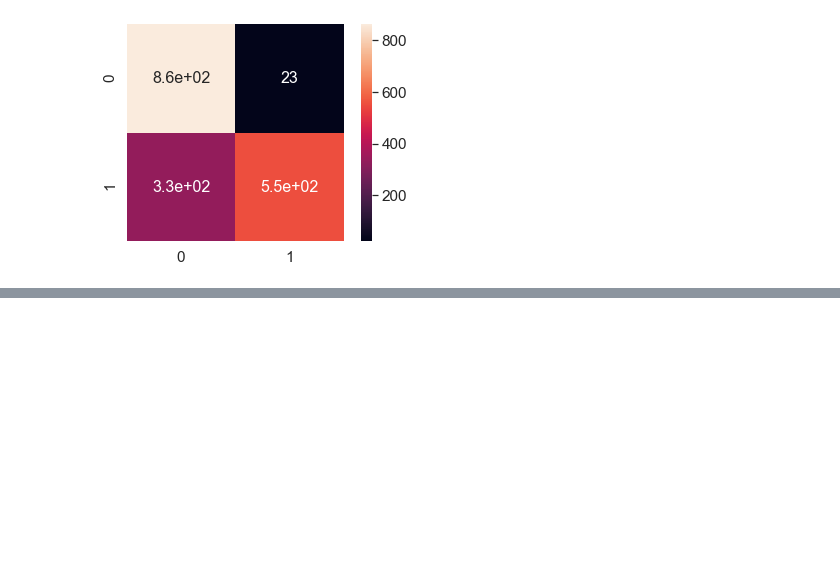
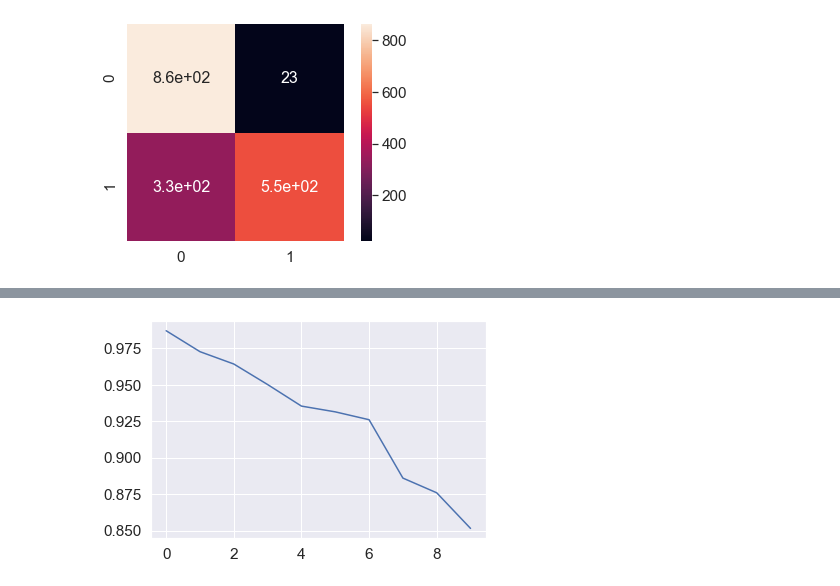
Before and after one commit to eceboran/AudioMalfunctionDetection, a Jupyter notebook: Modeling/one-class-svm-.ipynb, the cells around one changed output, grey strips where cells are left out. Saved outputs shown, nothing was run; the diff lists cells and outputs as text; code cells hidden in the pictures; blank space fills up the shorter version.

```diff
--- a/Modeling/one-class-svm-.ipynb
+++ b/Modeling/one-class-svm-.ipynb
@@ -291,0 +284,40 @@ array([[862,  23],
+# %%
+ran_gamma = [0.0001, 0.0005, 0.001, 0.005, 0.01, 0.05, 0.1, 0.5]
+ran_prctl = range(0,10)
+nu = 0.5
+acc_gn = np.zeros((len(ran_prctl), len(ran_gamma)))
+precision_gn = np.zeros((len(ran_prctl), len(ran_gamma)))
+recall_gn = np.zeros((len(ran_prctl), len(ran_gamma)))
+TPR_gn = np.zeros((len(ran_prctl), len(ran_gamma)))
+FPR_gn = np.zeros((len(ran_prctl), len(ran_gamma)))
+for id_g, gamma in enumerate(ran_gamma):
+    for id_p, prctle in enumerate(ran_prctl):
+        #prctle = 2
+        svm = OneClassSVM(kernel='rbf', gamma=gamma, nu=nu)  # create classifier
+
+        svm.fit(X_train)  # fit training data
+        y_train_pred = svm.predict(X_train)  # predict training targets
+        y_train_pred = np.array([1 if elem==-1 else 0 for elem in y_train_pred]).reshape(-1, 1)
+        scores_training = svm.score_samples(X_train)  # scores for training data
+
+        # Threshold from scores of training set
+        thresh = np.percentile(scores_training, prctle)
+
+        y_test_pred_score = np.array([1 if elem<thresh else 0 for elem in scores_test]).reshape(-1, 1)
+
+        # Test set
+        y_test_pred = svm.predict(X_test)
+        y_test_pred = np.array([1 if elem==-1 else 0 for elem in y_test_pred]).reshape(-1, 1)
+        scores_test = svm.score_samples(X_test)
+        y_test_pred_score = np.array([1 if elem<thresh else 0 for elem in scores_test]).reshape(-1, 1)
+
+        report = metrics.classification_report(y_test, y_test_pred_score)
+
+        cm = metrics.confusion_matrix(y_test, y_test_pred_score)
+
+        out_metrics = confusion_metrics(cm)
+        acc_gn[id_p, id_g] = out_metrics['acc']
+        precision_gn[id_p, id_g] = out_metrics['precision']
+        recall_gn[id_p, id_g] = out_metrics['recall']
+        TPR_gn[id_p, id_g] = out_metrics['TPR']
+        FPR_gn[id_p, id_g] = out_metrics['FPR']
@@ -291,0 +345,7 @@ array([[862,  23],
+# %%
+id_g_selected = 3
+ran_gamma[id_g_selected]
+plt.plot(precision_gn[:, id_g_selected])
+plt.show()
+# %% [output]
+[figure, added]
```
Also changed, not shown: parts of 13 cells of this notebook.
